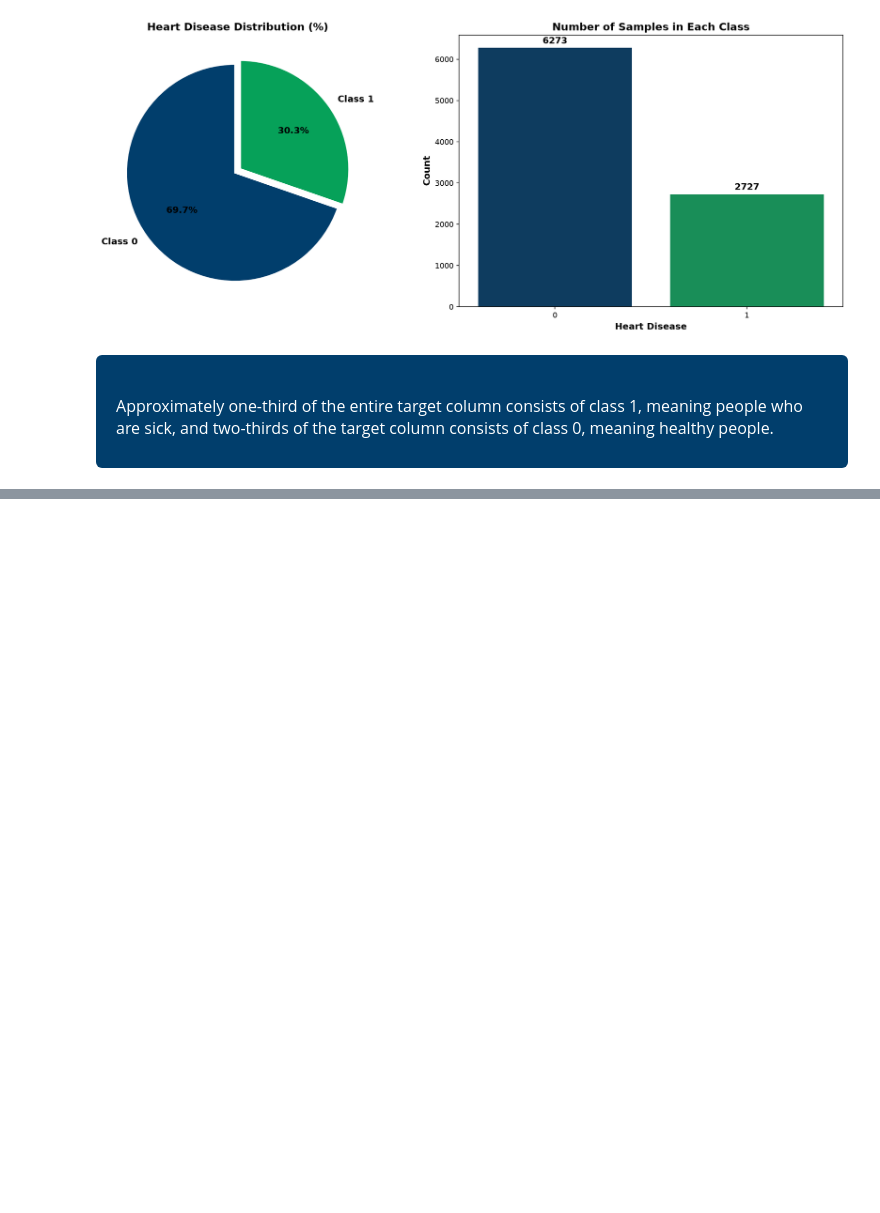
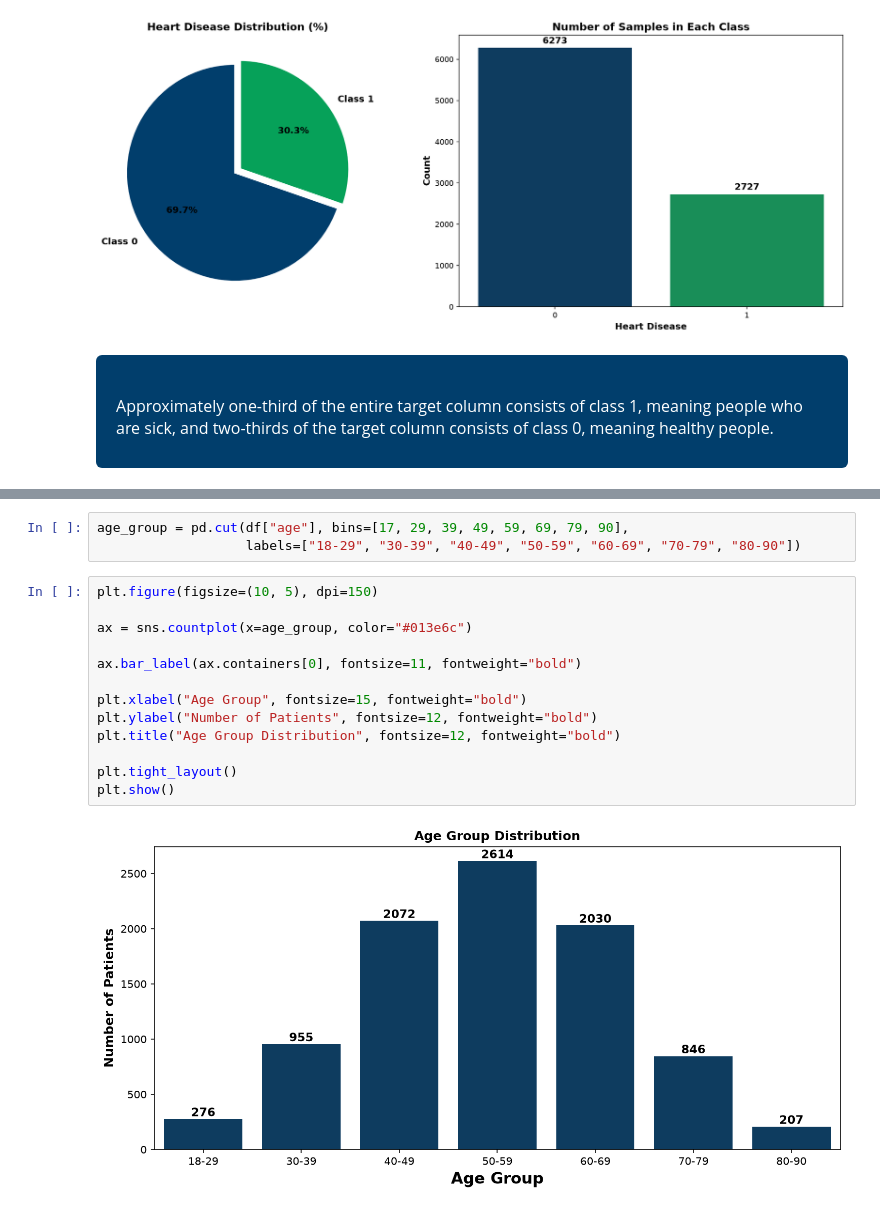
Before and after one commit to alimotamed-py/Kenko, a Jupyter notebook: ML/notebook/heart_disease.ipynb, the cells around one changed output, grey strips where cells are left out. Saved outputs shown, nothing was run; the diff lists cells and outputs as text; blank space fills up the shorter version.

```diff
--- a/ML/notebook/heart_disease.ipynb
+++ b/ML/notebook/heart_disease.ipynb
@@ -510,0 +558,18 @@ Approximately one-third of the entire target column consists of class 1, meaning
+# %%
+age_group = pd.cut(df["age"], bins=[17, 29, 39, 49, 59, 69, 79, 90],
+                   labels=["18-29", "30-39", "40-49", "50-59", "60-69", "70-79", "80-90"])
+# %%
+plt.figure(figsize=(10, 5), dpi=150)
+
+ax = sns.countplot(x=age_group, color="#013e6c")
+
+ax.bar_label(ax.containers[0], fontsize=11, fontweight="bold")
+
+plt.xlabel("Age Group", fontsize=15, fontweight="bold")
+plt.ylabel("Number of Patients", fontsize=12, fontweight="bold")
+plt.title("Age Group Distribution", fontsize=12, fontweight="bold")
+
+plt.tight_layout()
+plt.show()
+# %% [output]
+[figure, added]
```
Also changed, not shown: parts of 9 cells of this notebook.
